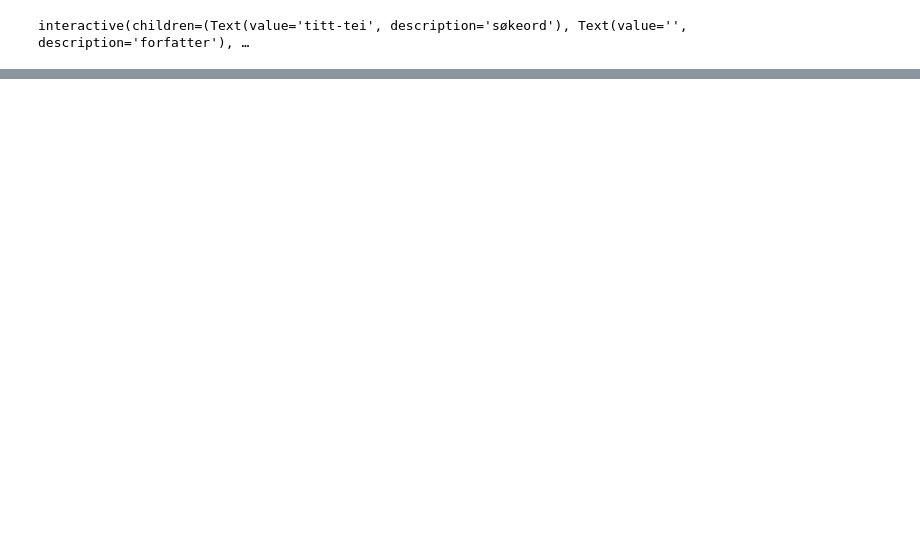
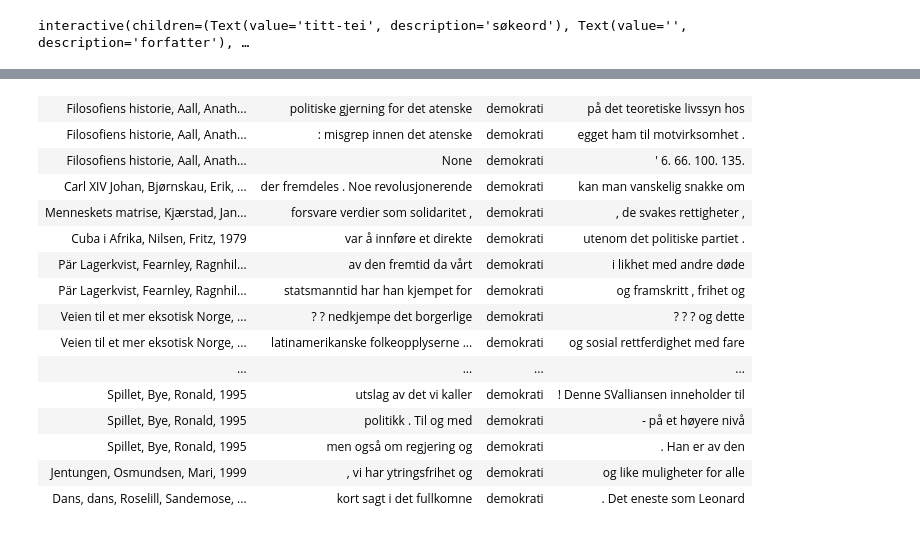
Before and after one commit to Yoonsen/NAOB_konkordans, a Jupyter notebook: generisk_konkordans.ipynb, the cells around one changed output, grey strips where cells are left out. Drawn from its saved outputs; the diff is of its cells as text; code cells hidden in the pictures; blank space fills up the shorter version.

```diff
--- a/generisk_konkordans.ipynb
+++ b/generisk_konkordans.ipynb
@@ -24,6 +24,7 @@ def get_urnkonk(word, params=None, nøkkel = None):
 
     para = params
     para['word']= word
+    para['urns'] = [x[0] for x in refine_book_urn(urns=params['urns'], words=[word])]
     r = requests.post('https://api.nb.no/ngram/urnkonk', json = para)
     rows = ""
     data = r.json()
@@ -245,0 +243,3 @@ interactive(children=(Text(value='tillit', description='søkeord'), Text(value='
+# %%
+naob = get_urns_from_text("./naob_korpus.txt")
+naob[:10]
@@ -245,0 +284,20 @@ interactive(children=(Text(value='tillit', description='søkeord'), Text(value='
+# %%
+html, data = get_urnkonk(word='demokrati', params = {'urns':naob})
+html
+# %% [output]
+| Filosofiens historie, Aall, Anath... | politiske gjerning for det atenske | demokrati | på det teoretiske livssyn hos |
+| Filosofiens historie, Aall, Anath... | : misgrep innen det atenske | demokrati | egget ham til motvirksomhet . |
+| Filosofiens historie, Aall, Anath... | None | demokrati | ' 6. 66. 100. 135. |
+| Carl XIV Johan, Bjørnskau, Erik, ... | der fremdeles . Noe revolusjonerende | demokrati | kan man vanskelig snakke om |
+| Menneskets matrise, Kjærstad, Jan... | forsvare verdier som solidaritet , | demokrati | , de svakes rettigheter , |
+| Cuba i Afrika, Nilsen, Fritz, 1979 | var å innføre et direkte | demokrati | utenom det politiske partiet . |
+| Pär Lagerkvist, Fearnley, Ragnhil... | av den fremtid da vårt | demokrati | i likhet med andre døde |
+| Pär Lagerkvist, Fearnley, Ragnhil... | statsmanntid har han kjempet for | demokrati | og framskritt , frihet og |
+| Veien til et mer eksotisk Norge, ... | ? ? nedkjempe det borgerlige | demokrati | ? ? ? og dette |
+| Veien til et mer eksotisk Norge, ... | latinamerikanske folkeopplyserne ... | demokrati | og sosial rettferdighet med fare |
+| ... | ... | ... | ... |
+| Spillet, Bye, Ronald, 1995 | utslag av det vi kaller | demokrati | ! Denne SValliansen inneholder til |
+| Spillet, Bye, Ronald, 1995 | politikk . Til og med | demokrati | - på et høyere nivå |
+| Spillet, Bye, Ronald, 1995 | men også om regjering og | demokrati | . Han er av den |
+| Jentungen, Osmundsen, Mari, 1999 | , vi har ytringsfrihet og | demokrati | og like muligheter for alle |
+| Dans, dans, Roselill, Sandemose, ... | kort sagt i det fullkomne | demokrati | . Det eneste som Leonard |
```
Also changed, not shown: parts of 6 cells of this notebook.
